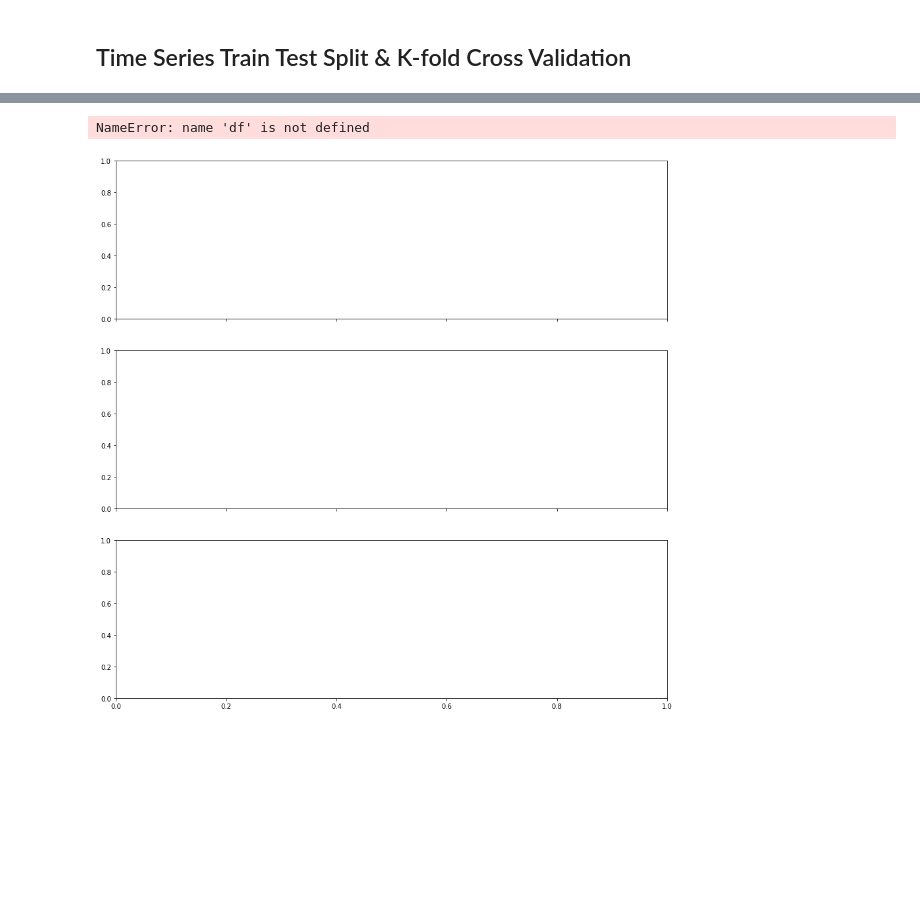
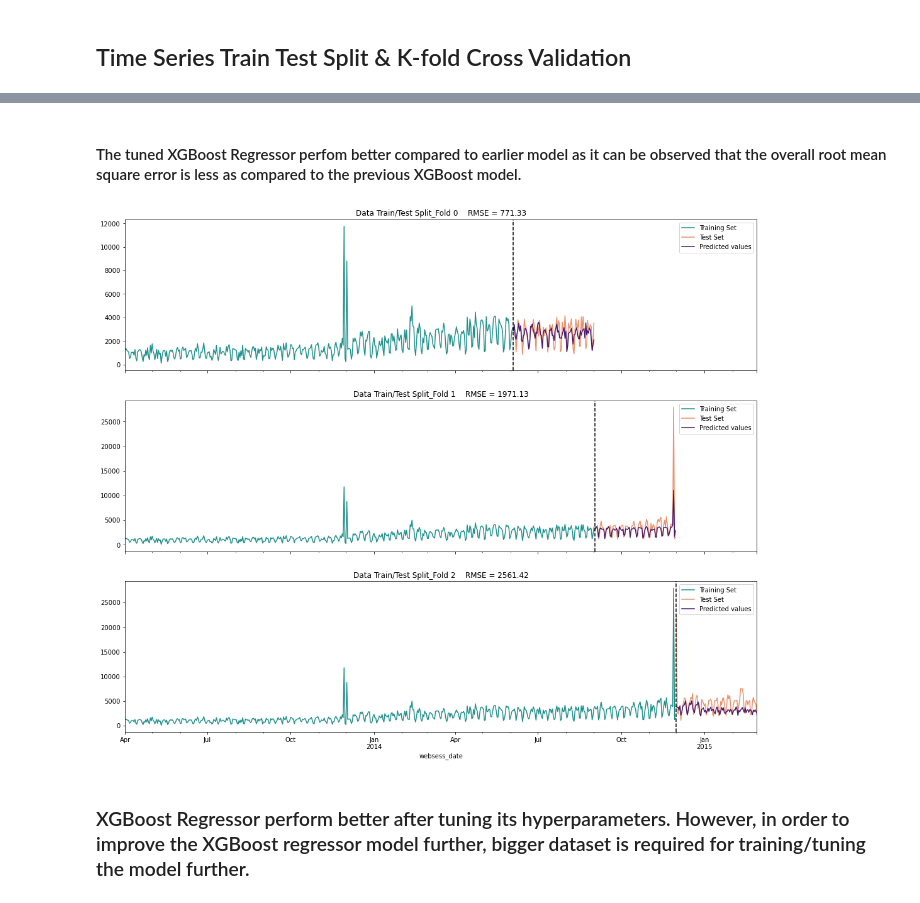
Before and after one commit to SieYung-Law/ML_modelling, a Jupyter notebook: XGBoost_eCommSales.ipynb, the cells around one changed output, grey strips where cells are left out. Saved outputs shown, nothing was run; the diff lists cells and outputs as text; code cells hidden in the pictures; blank space fills up the shorter version.

Commit message:
tune hyperparameters of the selected xgb model

```diff
--- a/XGBoost_eCommSales.ipynb
+++ b/XGBoost_eCommSales.ipynb
@@ -869,10 +868,13 @@ from sklearn.tree import DecisionTreeRegressor
 # %%
 tss = TimeSeriesSplit(n_splits=3, test_size = 90)
-df = df.sort_index()
+df = xgb_df.sort_index()
 
 fold= 0
 preds = []
 scores = []
+r2scores = []
+maes = []
+mses = []
 
 for train_idx, val_idx in tss.split(df):
     train = df.iloc[train_idx]
@@ -892,9 +894,9 @@ for train_idx, val_idx in tss.split(df):
     y_test = test[TARGET]
 
     reg = xgb.XGBRegressor(n_estimators = 700,
-                           early_stopping_rounds = 50,
-                           max_features= 6,
-                           max_depth= 50,
+                           early_stopping_rounds = 100,
+                           max_features= 1,
+                           max_depth= 40,
                           learning_rate = 0.25)
     reg.fit(X_train, y_train,
             eval_set = [(X_train, y_train),(X_test,y_test)],
@@ -903,5 +905,17 @@ for train_idx, val_idx in tss.split(df):
     preds.append(y_pred)
     score = np.sqrt(mean_squared_error(y_test, y_pred))
     scores.append(score)
+    r2score=r2_score(y_test, y_pred)
+    r2scores.append(r2score)
+    mae=mean_absolute_error(y_test, y_pred)
+    maes.append(mae)
+    mse=mean_squared_error(y_test, y_pred)
+    mses.append(mse)
+
     fold +=1
+
+print('r2_score: ',r2scores)
+print('mean_absolute_error: ',maes)
+print('mean_squared_error: ',mses)
+print('root_mean_squared_error: ',scores)
 # %% [output]
@@ -981,25 +939,28 @@ Parameters: { "max_features" } are not used.
+# %% [markdown]
+#### The tuned XGBoost Regressor perfom better compared to earlier model as it can be observed that the overall root mean square error is less as compared to the previous XGBoost model.
 # %%
-fig, axs = plt.subplots(nrows= 3, ncols = 1, figsize=(15,15),
+fig, axs = plt.subplots(nrows= 3, ncols = 1, figsize=(18,15),
                        sharex = True)
 
 fold= 0
-
+colors =[ '#21918c','#ea926e', '#48186a']
 
 for train_idx, val_idx in tss.split(df):
     train = df.iloc[train_idx]
     test=df.iloc[val_idx]
 
 
-    train['price_usd'].plot(ax=axs[fold],
+    train['price_usd'].plot(ax=axs[fold],color = colors[0],
                            title = f'Data Train/Test Split_Fold {fold}    RMSE = {scores[fold]:.2f}')
-    test['price_usd'].plot(ax=axs[fold])
+    test['price_usd'].plot(ax=axs[fold],color = colors[1])
     preds[fold] =pd.DataFrame(preds[fold])
     preds[fold].index = test.index
-    preds[fold].plot(ax=axs[fold])
+    preds[fold].plot(ax=axs[fold],color = colors[2])
     axs[fold].legend(labels=['Training Set','Test Set','Predicted values'],loc ='upper right')
     axs[fold].axvline(test.index.min(),color = 'black', ls ='--')
     fold +=1
 plt.show()
 # %% [output]
-NameError: name 'df' is not defined
-[figure, old version]
+[figure, new version]
+# %% [markdown]
+### XGBoost Regressor perform better after tuning its hyperparameters. However, in order to improve the XGBoost regressor model further, bigger dataset is required for training/tuning the model further.
```
Also changed, not shown: parts of 16 cells of this notebook.
